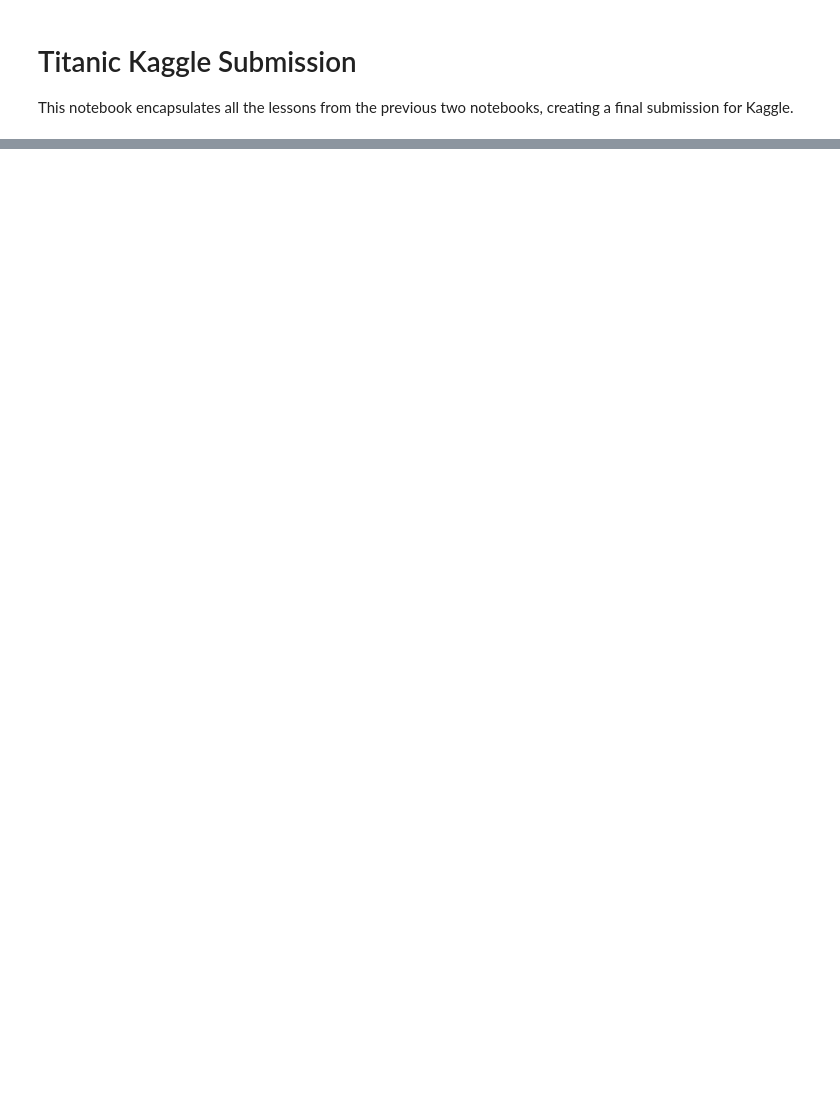
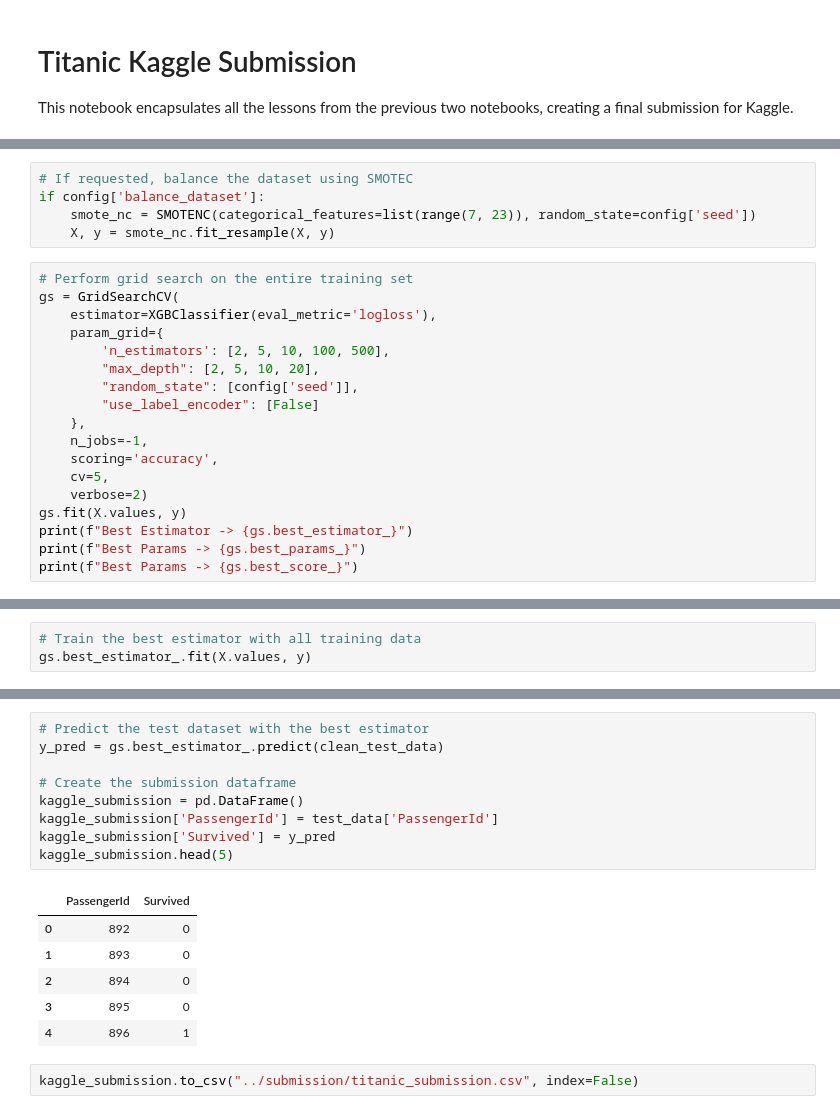
Before and after one commit to mcachosoblechero/Classic-ML-Datasets, a Jupyter notebook: Titanic/exploration/3_titanic_submission.ipynb, the cells around one changed output, grey strips where cells are left out. Saved outputs shown, nothing was run; the diff lists cells and outputs as text; blank space fills up the shorter version.

```diff
--- a/Titanic/exploration/3_titanic_submission.ipynb
+++ b/Titanic/exploration/3_titanic_submission.ipynb
@@ -56,0 +150,23 @@ train_data.head(5)
+# %%
+# If requested, balance the dataset using SMOTEC
+if config['balance_dataset']:
+    smote_nc = SMOTENC(categorical_features=list(range(7, 23)), random_state=config['seed'])
+    X, y = smote_nc.fit_resample(X, y)
+# %%
+# Perform grid search on the entire training set
+gs = GridSearchCV(
+    estimator=XGBClassifier(eval_metric='logloss'),
+    param_grid={
+        'n_estimators': [2, 5, 10, 100, 500],
+        "max_depth": [2, 5, 10, 20],
+        "random_state": [config['seed']],
+        "use_label_encoder": [False]
+    },
+    n_jobs=-1,
+    scoring='accuracy',
+    cv=5,
+    verbose=2)
+gs.fit(X.values, y)
+print(f"Best Estimator -> {gs.best_estimator_}")
+print(f"Best Params -> {gs.best_params_}")
+print(f"Best Params -> {gs.best_score_}")
@@ -56,0 +192,3 @@ train_data.head(5)
+# %%
+# Train the best estimator with all training data
+gs.best_estimator_.fit(X.values, y)
@@ -56,0 +206,18 @@ train_data.head(5)
+# %%
+# Predict the test dataset with the best estimator
+y_pred = gs.best_estimator_.predict(clean_test_data)
+
+# Create the submission dataframe
+kaggle_submission = pd.DataFrame()
+kaggle_submission['PassengerId'] = test_data['PassengerId']
+kaggle_submission['Survived'] = y_pred
+kaggle_submission.head(5)
+# %% [output]
+|  | PassengerId | Survived |
+| 0 | 892 | 0 |
+| 1 | 893 | 0 |
+| 2 | 894 | 0 |
+| 3 | 895 | 0 |
+| 4 | 896 | 1 |
+# %%
+kaggle_submission.to_csv("../submission/titanic_submission.csv", index=False)
```
Also changed, not shown: parts of 6 cells of this notebook.
